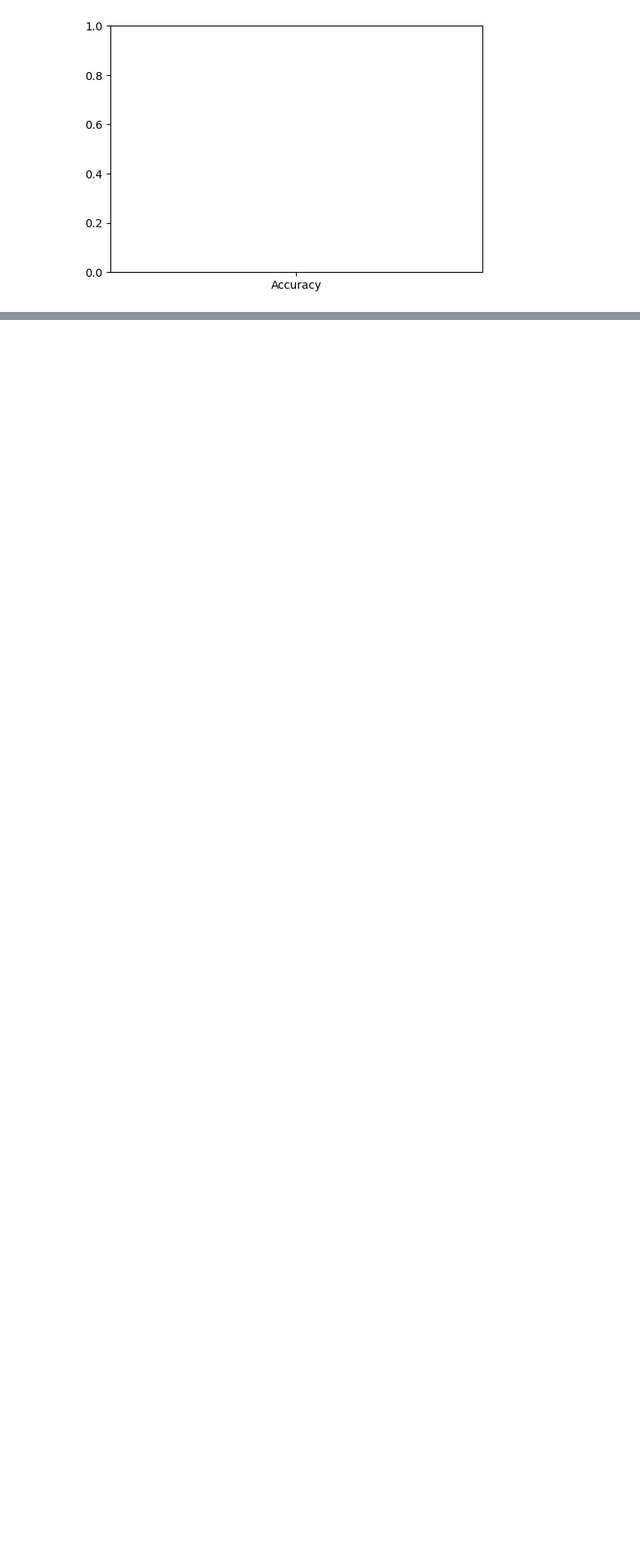
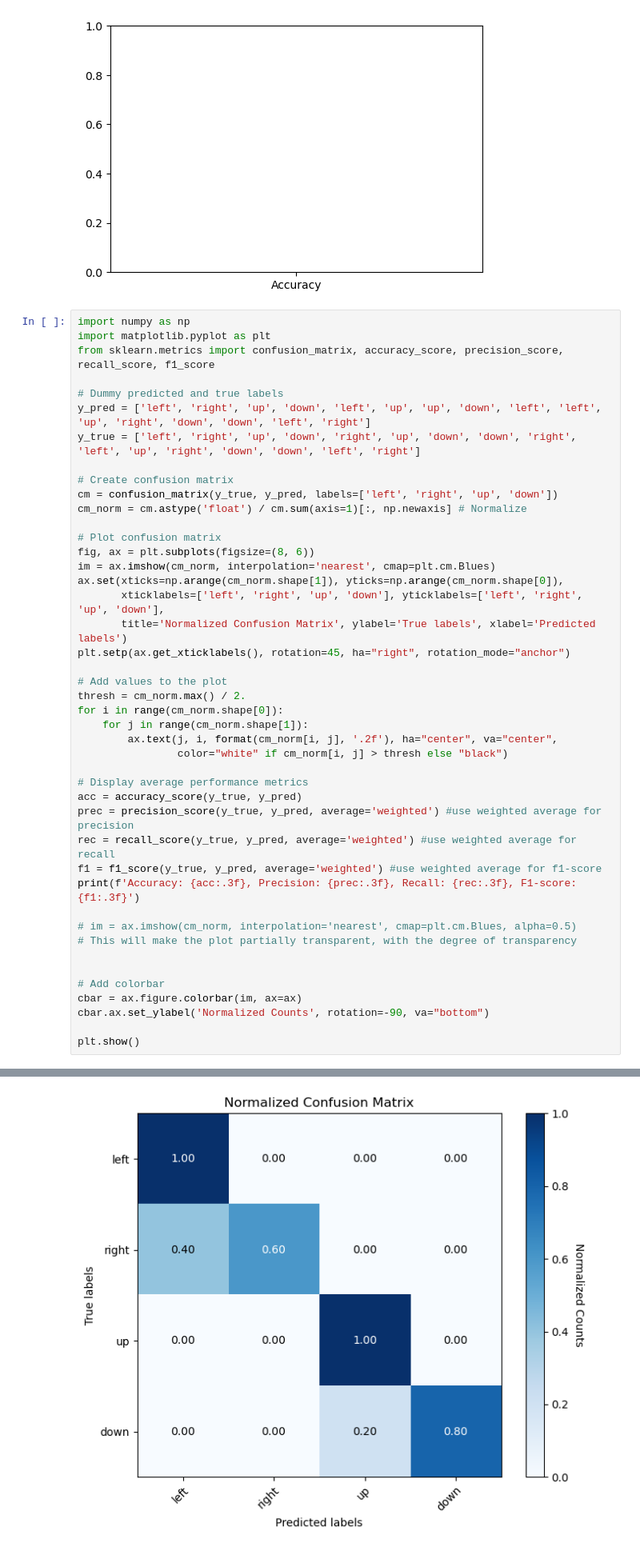
Before and after one commit to shreeshkarjagi/Senior-Capstone, a Jupyter notebook: Untitled3.ipynb, the cells around one changed output, grey strips where cells are left out. Shown at 80% size. Cells and saved outputs as stored; diff of their text form; blank space fills up the shorter version.

```diff
--- a/Untitled3.ipynb
+++ b/Untitled3.ipynb
@@ -325,3 +325,48 @@ plt.show()
 # %% [output]
 ValueError: RGBA sequence should have length 3 or 4
 [figure]
+# %%
+import numpy as np
+import matplotlib.pyplot as plt
+from sklearn.metrics import confusion_matrix, accuracy_score, precision_score, recall_score, f1_score
+
+# Dummy predicted and true labels
+y_pred = ['left', 'right', 'up', 'down', 'left', 'up', 'up', 'down', 'left', 'left', 'up', 'right', 'down', 'down', 'left', 'right']
+y_true = ['left', 'right', 'up', 'down', 'right', 'up', 'down', 'down', 'right', 'left', 'up', 'right', 'down', 'down', 'left', 'right']
+
+# Create confusion matrix
+cm = confusion_matrix(y_true, y_pred, labels=['left', 'right', 'up', 'down'])
+cm_norm = cm.astype('float') / cm.sum(axis=1)[:, np.newaxis] # Normalize
+
+# Plot confusion matrix
+fig, ax = plt.subplots(figsize=(8, 6))
+im = ax.imshow(cm_norm, interpolation='nearest', cmap=plt.cm.Blues)
+ax.set(xticks=np.arange(cm_norm.shape[1]), yticks=np.arange(cm_norm.shape[0]),
+       xticklabels=['left', 'right', 'up', 'down'], yticklabels=['left', 'right', 'up', 'down'],
+       title='Normalized Confusion Matrix', ylabel='True labels', xlabel='Predicted labels')
+plt.setp(ax.get_xticklabels(), rotation=45, ha="right", rotation_mode="anchor")
+
+# Add values to the plot
+thresh = cm_norm.max() / 2.
+for i in range(cm_norm.shape[0]):
+    for j in range(cm_norm.shape[1]):
+        ax.text(j, i, format(cm_norm[i, j], '.2f'), ha="center", va="center",
+                color="white" if cm_norm[i, j] > thresh else "black")
+
+# Display average performance metrics
+acc = accuracy_score(y_true, y_pred)
+prec = precision_score(y_true, y_pred, average='weighted') #use weighted average for precision
+rec = recall_score(y_true, y_pred, average='weighted') #use weighted average for recall
+f1 = f1_score(y_true, y_pred, average='weighted') #use weighted average for f1-score
+print(f'Accuracy: {acc:.3f}, Precision: {prec:.3f}, Recall: {rec:.3f}, F1-score: {f1:.3f}')
+
+# im = ax.imshow(cm_norm, interpolation='nearest', cmap=plt.cm.Blues, alpha=0.5)
+# This will make the plot partially transparent, with the degree of transparency
+
+
+# Add colorbar
+cbar = ax.figure.colorbar(im, ax=ax)
+cbar.ax.set_ylabel('Normalized Counts', rotation=-90, va="bottom")
+
+plt.show()
+# %% [output]
@@ -327,0 +374 @@ ValueError: RGBA sequence should have length 3 or 4
+[figure, added]
```
Also changed, not shown: parts of 3 cells of this notebook, 2 other files.
